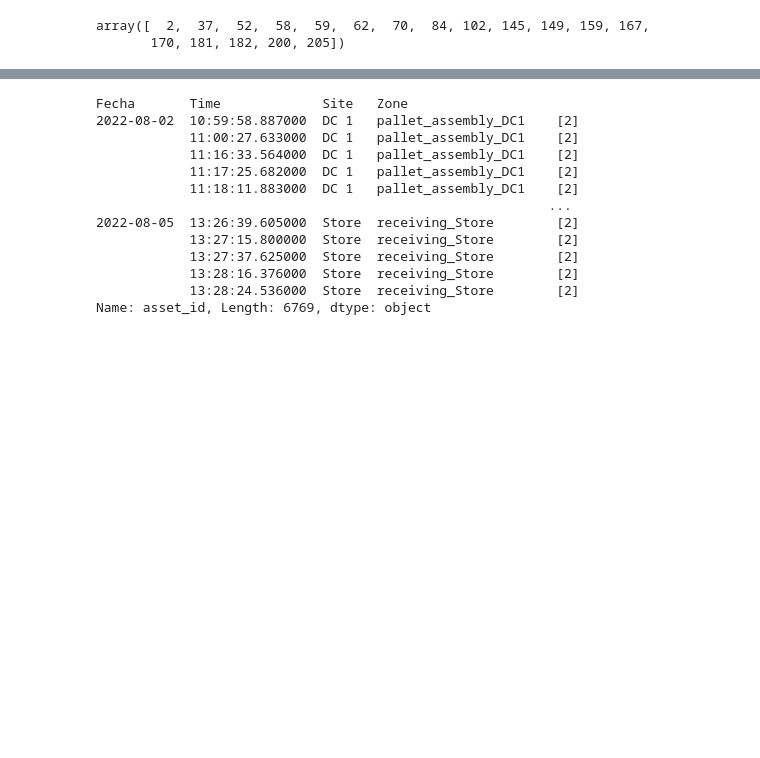
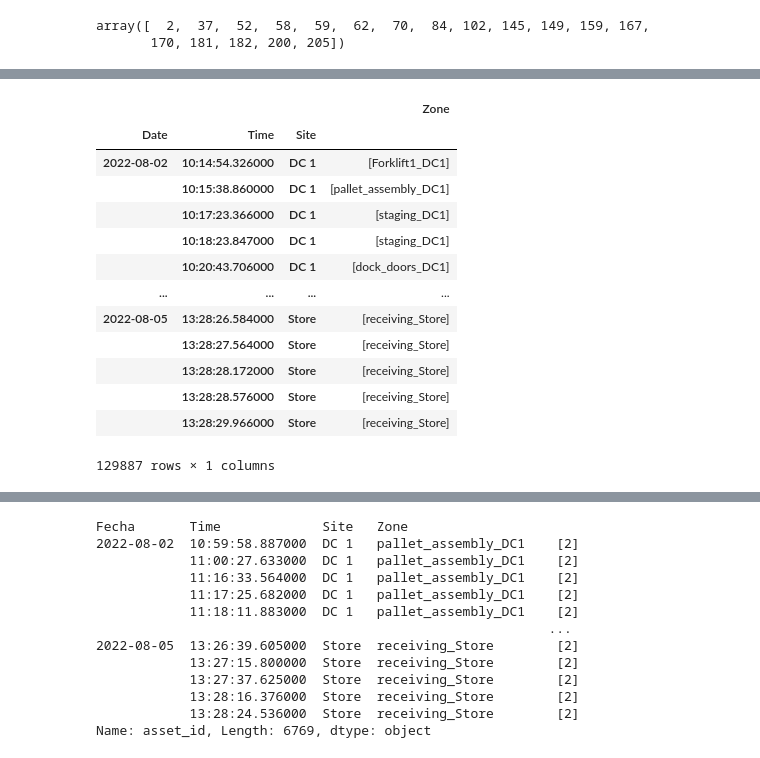
Before and after one commit to giocarro/Data_Science_Gio, a Jupyter notebook: Tareas/Data_Analyst_Assignment.ipynb, the cells around one changed output, grey strips where cells are left out. Cells and saved outputs as stored; diff of their text form; code cells hidden in the pictures; blank space fills up the shorter version.

```diff
--- a/Tareas/Data_Analyst_Assignment.ipynb
+++ b/Tareas/Data_Analyst_Assignment.ipynb
@@ -257,0 +277,20 @@ df.head()
+# %%
+#Pending to check
+#pd.DataFrame(df.groupby(['Date', 'Time','Site', 'Zone']).asset_id.unique()).head(100)
+pd.DataFrame(df.groupby(['Date', 'Time','Site']).Zone.unique())
+#df.groupby(['Date', 'Time','Site']).Zone.unique()
+# %% [output]
+|  |  |  | Zone |
+| Date | Time | Site |  |
+| 2022-08-02 | 10:14:54.326000 | DC 1 | [Forklift1_DC1] |
+|  | 10:15:38.860000 | DC 1 | [pallet_assembly_DC1] |
+|  | 10:17:23.366000 | DC 1 | [staging_DC1] |
+|  | 10:18:23.847000 | DC 1 | [staging_DC1] |
+|  | 10:20:43.706000 | DC 1 | [dock_doors_DC1] |
+| ... | ... | ... | ... |
+| 2022-08-05 | 13:28:26.584000 | Store | [receiving_Store] |
+|  | 13:28:27.564000 | Store | [receiving_Store] |
+|  | 13:28:28.172000 | Store | [receiving_Store] |
+|  | 13:28:28.576000 | Store | [receiving_Store] |
+|  | 13:28:29.966000 | Store | [receiving_Store] |
+129887 rows × 1 columns
```
Also changed, not shown: parts of 22 cells of this notebook.
